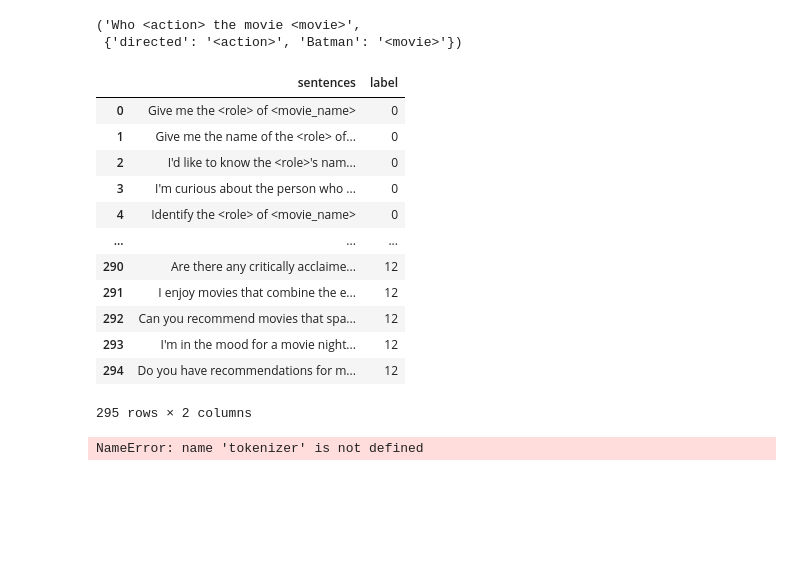
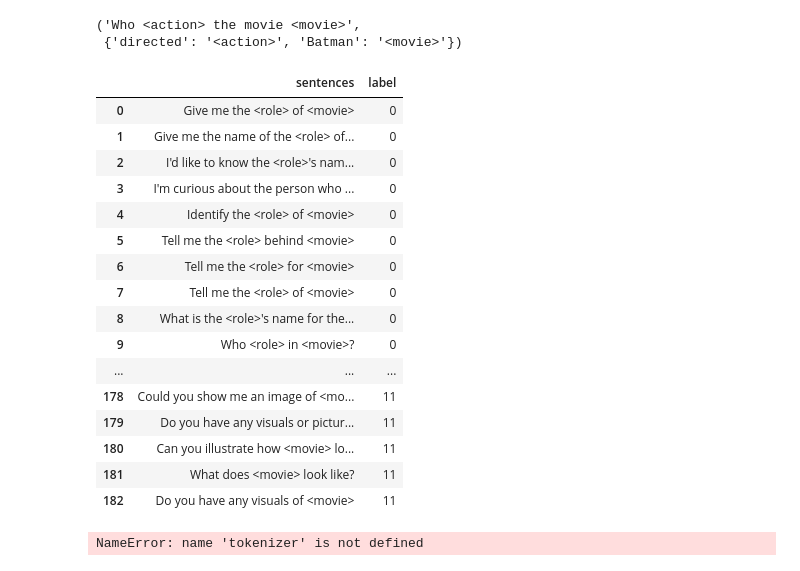
Before and after one commit to JorgeOrtizV/IntelligentConversationalAgent_ATAI, a Jupyter notebook: NER_test.ipynb, the cells around one changed output. Saved outputs shown, nothing was run; the diff lists cells and outputs as text; code cells hidden in the pictures; blank space fills up the shorter version.

```diff
--- a/NER_test.ipynb
+++ b/NER_test.ipynb
@@ -1190,49 +1174,53 @@ res["text"],res["entities"]
 # %%
 def replace_entity(sentence):
     ent_dict = {
         "<highest/lowest>":"<order>",
         "<top/bottom>":"<order>",
         "<best/worst>":"<order>",
         "<directed/wrote>":"<action>",
         "acted":"<action>",
         "highly":"<order>",
         "directed":"<action>",
         "produced":"<action>",
         "featuring":"<action>",
         "written":"<action>",
                }
     for key,value in ent_dict.items():
         sentence = sentence.replace(key,value)
     return sentence
 
 sentence_lists = [sentence_list_1,sentence_list_2,sentence_list_3,sentence_list_4,sentence_list_5,
                   sentence_list_6,sentence_list_7, sentence_list_8, sentence_list_9, sentence_list_11,sentence_list_13,
-                  sentence_list_14, sentence_list_12]
+                  sentence_list_14]
 
 NUM_CLASSES = len(sentence_lists)
 val_sentences = []
 train_sentences = []
 for i,sentence_list in enumerate(sentence_lists):
     sentence_list = [(replace_entity(s),i) for s in sentence_list]
-    train_sentences+=sentence_list
-    val_sentences+=sentence_list[:10]
+    train_sentences+=sentence_list[:20]
+    val_sentences+=sentence_list
 
 train_df = pd.DataFrame(train_sentences,columns=["sentences","label"])
-train_df
+print_full(train_df)
 # %% [output]
 |  | sentences | label |
-| 0 | Give me the <role> of <movie_name> | 0 |
+| 0 | Give me the <role> of <movie> | 0 |
 | 1 | Give me the name of the <role> of... | 0 |
 | 2 | I'd like to know the <role>'s nam... | 0 |
 | 3 | I'm curious about the person who ... | 0 |
-| 4 | Identify the <role> of <movie_name> | 0 |
+| 4 | Identify the <role> of <movie> | 0 |
+| 5 | Tell me the <role> behind <movie> | 0 |
+| 6 | Tell me the <role> for <movie> | 0 |
+| 7 | Tell me the <role> of <movie> | 0 |
+| 8 | What is the <role>'s name for the... | 0 |
+| 9 | Who <role> in <movie>? | 0 |
 | ... | ... | ... |
-| 290 | Are there any critically acclaime... | 12 |
-| 291 | I enjoy movies that combine the e... | 12 |
-| 292 | Can you recommend movies that spa... | 12 |
-| 293 | I'm in the mood for a movie night... | 12 |
-| 294 | Do you have recommendations for m... | 12 |
+| 178 | Could you show me an image of <mo... | 11 |
+| 179 | Do you have any visuals or pictur... | 11 |
+| 180 | Can you illustrate how <movie> lo... | 11 |
+| 181 | What does <movie> look like? | 11 |
+| 182 | Do you have any visuals of <movie> | 11 |
-295 rows × 2 columns
 # %%
 max_len = 0
 
```
Also changed, not shown: parts of 19 cells of this notebook, 2 other files.
